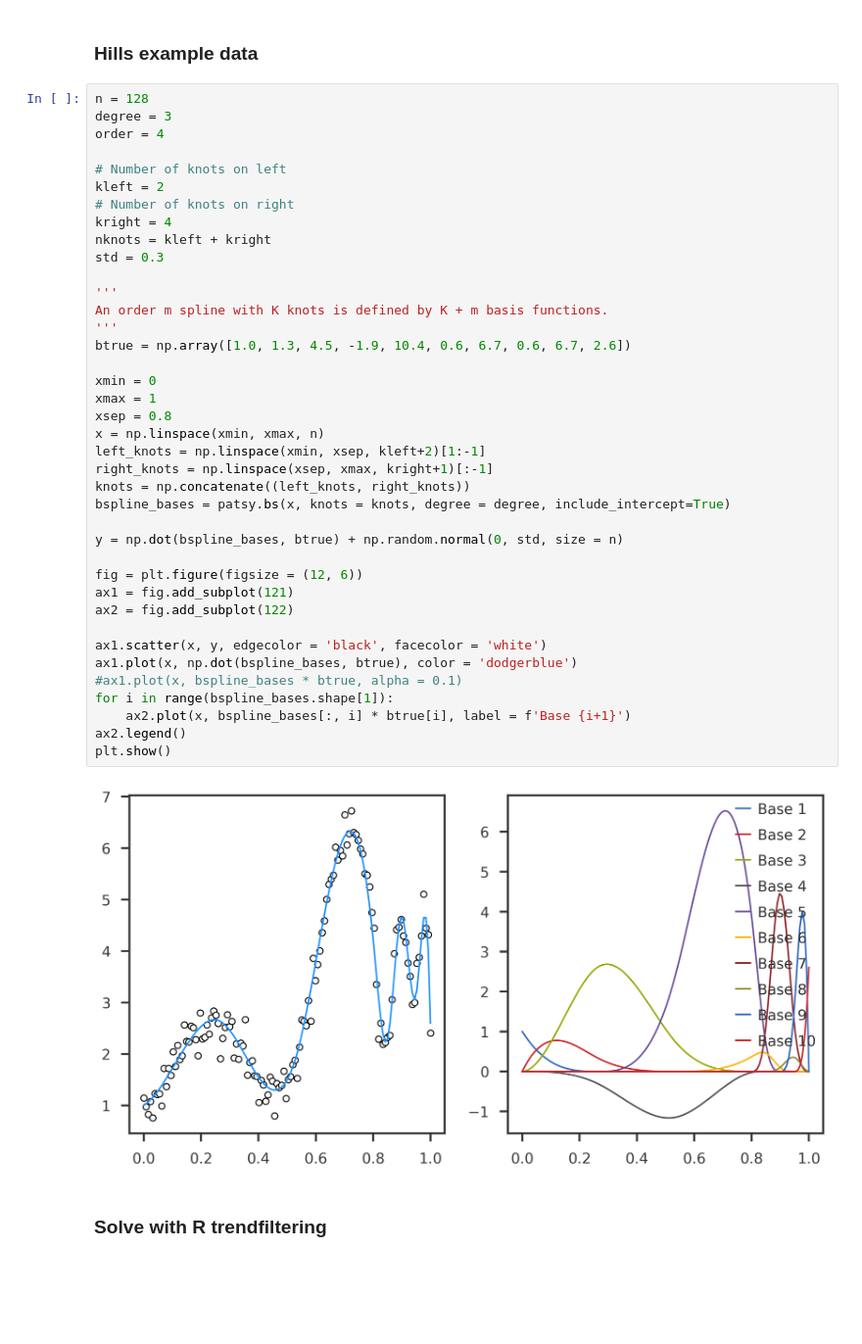
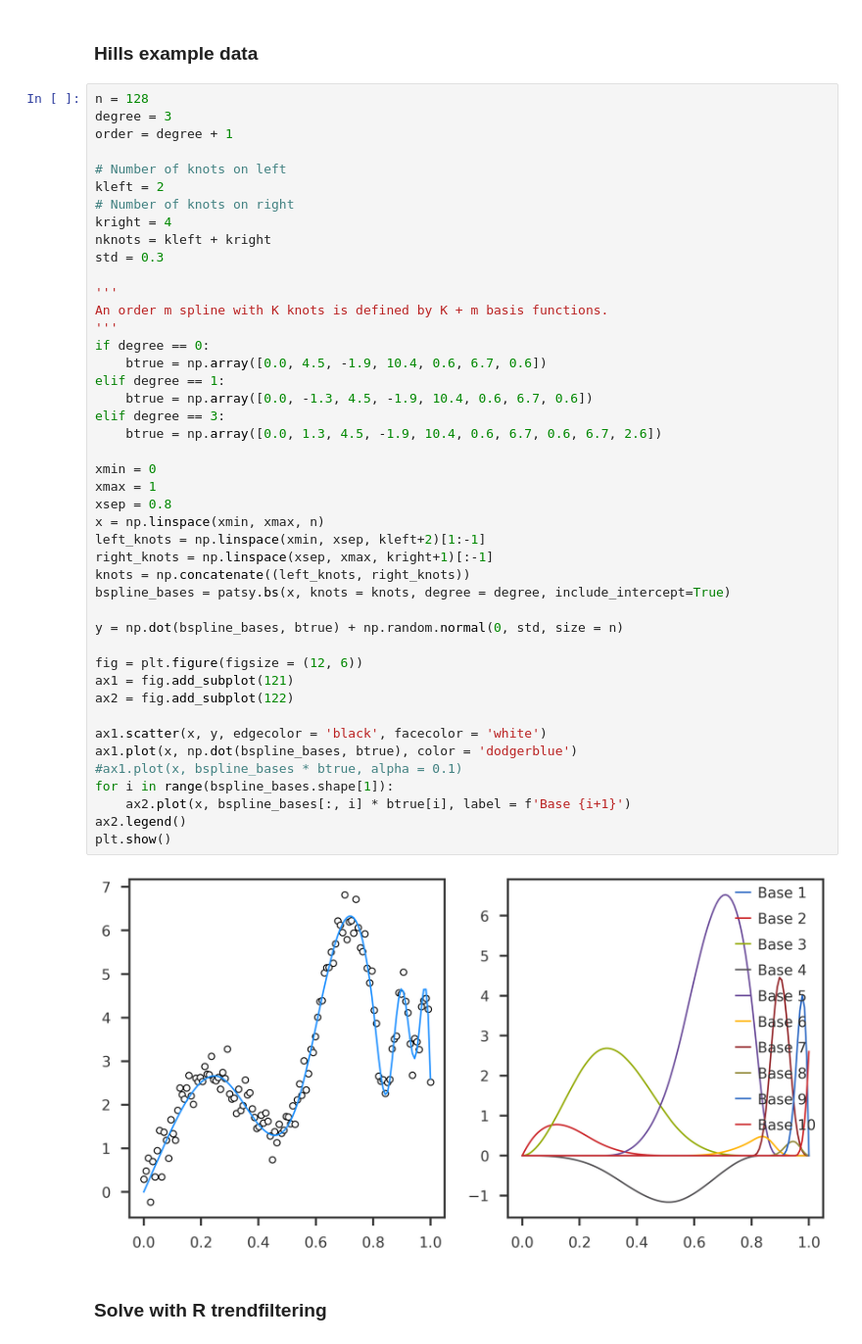
Before and after one commit to banskt/mr-ash-pen-workspace, a Jupyter notebook: notebooks/trendfiltering_examples/understanding_splines_bases.ipynb, the cells around one changed output. Shown at 98% size. Saved outputs shown, nothing was run; the diff lists cells and outputs as text; blank space fills up the shorter version.

```diff
--- a/notebooks/trendfiltering_examples/understanding_splines_bases.ipynb
+++ b/notebooks/trendfiltering_examples/understanding_splines_bases.ipynb
@@ -146,7 +148,7 @@ The idea is to
 # %%
 n = 128
 degree = 3
-order = 4
+order = degree + 1
 
 # Number of knots on left
 kleft = 2
@@ -155,34 +157,39 @@ kright = 4
 nknots = kleft + kright
 std = 0.3
 
 '''
 An order m spline with K knots is defined by K + m basis functions.
 '''
-btrue = np.array([1.0, 1.3, 4.5, -1.9, 10.4, 0.6, 6.7, 0.6, 6.7, 2.6])
+if degree == 0:
+    btrue = np.array([0.0, 4.5, -1.9, 10.4, 0.6, 6.7, 0.6])
+elif degree == 1:
+    btrue = np.array([0.0, -1.3, 4.5, -1.9, 10.4, 0.6, 6.7, 0.6])
+elif degree == 3:
+    btrue = np.array([0.0, 1.3, 4.5, -1.9, 10.4, 0.6, 6.7, 0.6, 6.7, 2.6])
 
 xmin = 0
 xmax = 1
 xsep = 0.8
 x = np.linspace(xmin, xmax, n)
 left_knots = np.linspace(xmin, xsep, kleft+2)[1:-1]
 right_knots = np.linspace(xsep, xmax, kright+1)[:-1]
 knots = np.concatenate((left_knots, right_knots))
 bspline_bases = patsy.bs(x, knots = knots, degree = degree, include_intercept=True)
 
 y = np.dot(bspline_bases, btrue) + np.random.normal(0, std, size = n)
 
 fig = plt.figure(figsize = (12, 6))
 ax1 = fig.add_subplot(121)
 ax2 = fig.add_subplot(122)
 
 ax1.scatter(x, y, edgecolor = 'black', facecolor = 'white')
 ax1.plot(x, np.dot(bspline_bases, btrue), color = 'dodgerblue')
 #ax1.plot(x, bspline_bases * btrue, alpha = 0.1)
 for i in range(bspline_bases.shape[1]):
     ax2.plot(x, bspline_bases[:, i] * btrue[i], label = f'Base {i+1}')
 ax2.legend()
 plt.show()
 # %% [output]
-[figure, old version]
+[figure, new version]
 # %% [markdown]
 ### Solve with R trendfiltering
```
Also changed, not shown: parts of 12 cells of this notebook.
